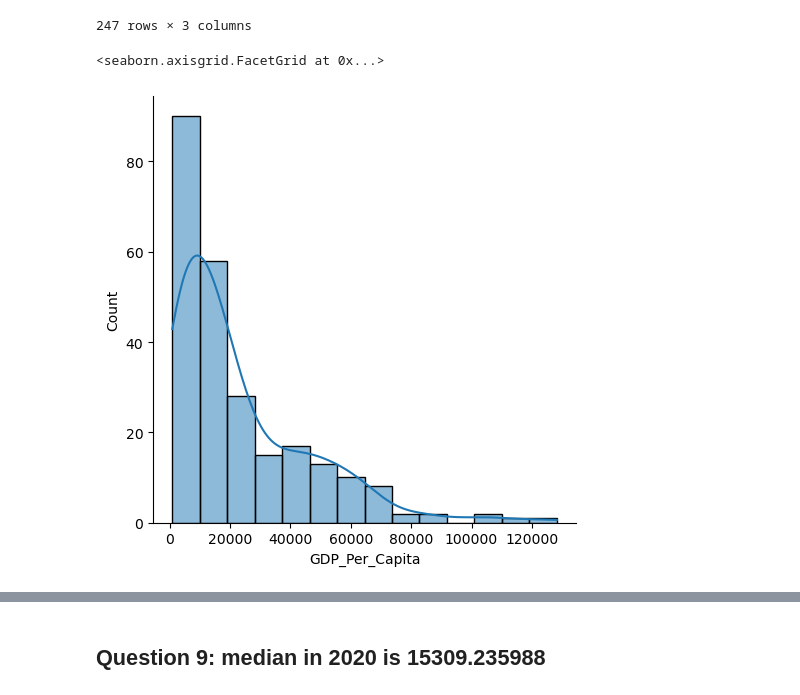
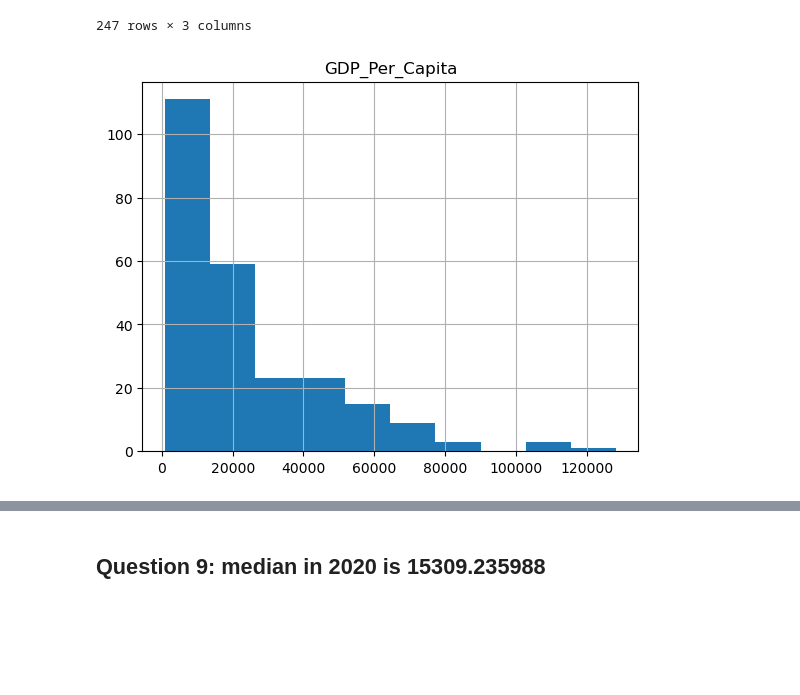
Before and after one commit to NSS-Full-Time-Data-Analytics-16/un-project-JLRoselle, a Jupyter notebook: notebooks/UN_Project.ipynb, the cells around one changed output, grey strips where cells are left out. Cells and saved outputs as stored; diff of their text form; code cells hidden in the pictures; blank space fills up the shorter version.

```diff
--- a/notebooks/UN_Project.ipynb
+++ b/notebooks/UN_Project.ipynb
@@ -187,9 +189,8 @@ gdp2020
 247 rows × 3 columns
 # %%
 ##histogram
-sns.displot(data = gdp2020["GDP_Per_Capita"], kde=True)
+gdp2020.hist('GDP_Per_Capita');
 # %% [output]
-<seaborn.axisgrid.FacetGrid at 0x...>
-[figure, old version]
+[figure, new version]
 # %%
 ##density plot
```
Also changed, not shown: parts of 28 cells of this notebook.
